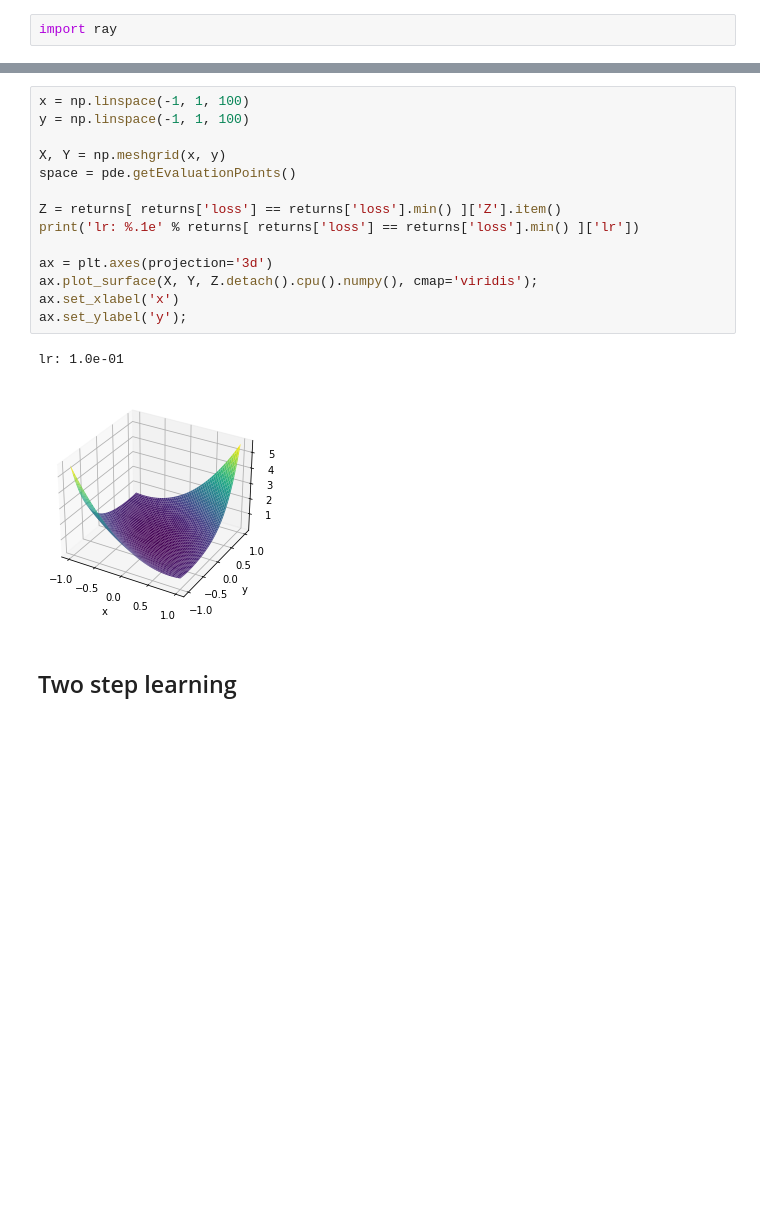
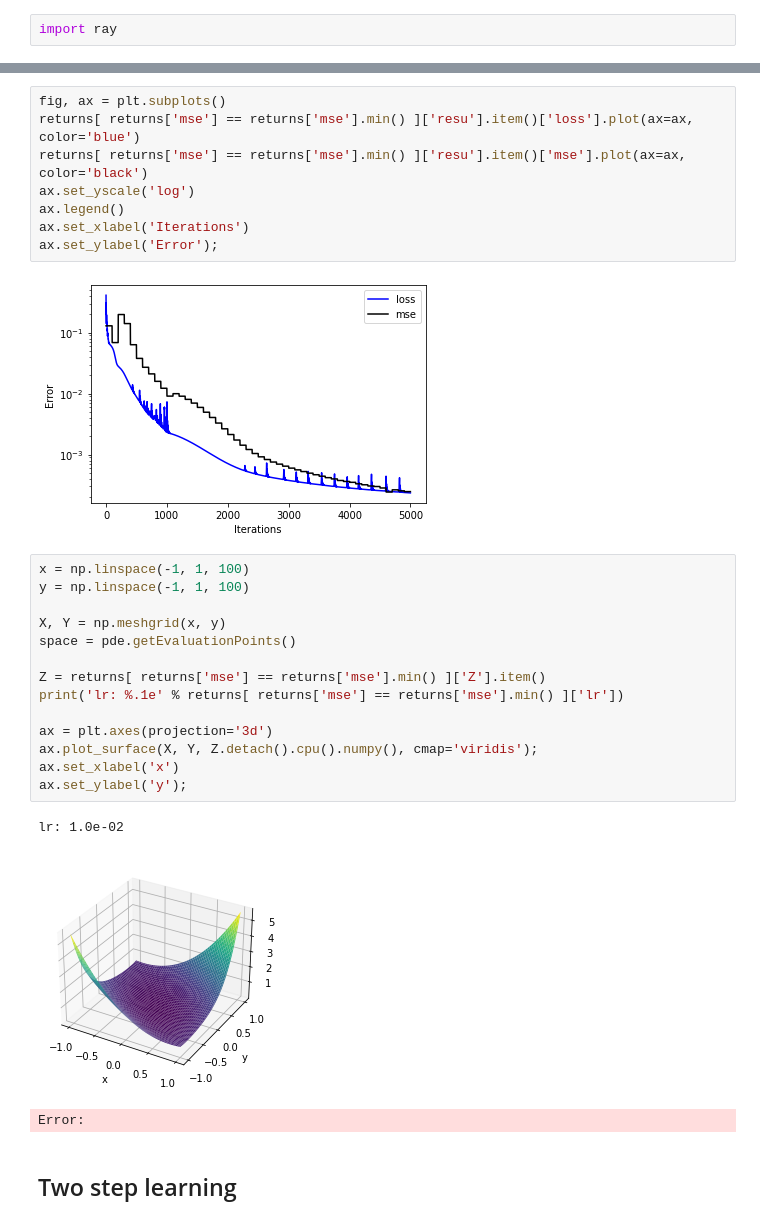
Before and after one commit to alaignelet/optimal_control, a Jupyter notebook: projected_gradient.ipynb, the cells around one changed output, grey strips where cells are left out. Cells and saved outputs as stored; diff of their text form; blank space fills up the shorter version.

```diff
--- a/projected_gradient.ipynb
+++ b/projected_gradient.ipynb
@@ -249,3 +320,13 @@ Name: loss, dtype: float64
+# %%
+fig, ax = plt.subplots()
+returns[ returns['mse'] == returns['mse'].min() ]['resu'].item()['loss'].plot(ax=ax, color='blue')
+returns[ returns['mse'] == returns['mse'].min() ]['resu'].item()['mse'].plot(ax=ax, color='black')
+ax.set_yscale('log')
+ax.legend()
+ax.set_xlabel('Iterations')
+ax.set_ylabel('Error');
+# %% [output]
+[figure, added]
 # %%
 x = np.linspace(-1, 1, 100)
 y = np.linspace(-1, 1, 100)
@@ -253,16 +334,17 @@ y = np.linspace(-1, 1, 100)
 X, Y = np.meshgrid(x, y)
 space = pde.getEvaluationPoints()
 
-Z = returns[ returns['loss'] == returns['loss'].min() ]['Z'].item()
-print('lr: %.1e' % returns[ returns['loss'] == returns['loss'].min() ]['lr'])
+Z = returns[ returns['mse'] == returns['mse'].min() ]['Z'].item()
+print('lr: %.1e' % returns[ returns['mse'] == returns['mse'].min() ]['lr'])
 
 ax = plt.axes(projection='3d')
 ax.plot_surface(X, Y, Z.detach().cpu().numpy(), cmap='viridis');
 ax.set_xlabel('x')
 ax.set_ylabel('y');
 # %% [output]
-lr: 1.0e-01
+lr: 1.0e-02
 [figure]
+Error:
 # %% [markdown]
 ## Two step learning
 # %%
```
Also changed, not shown: parts of 14 cells of this notebook, 1 other file.
